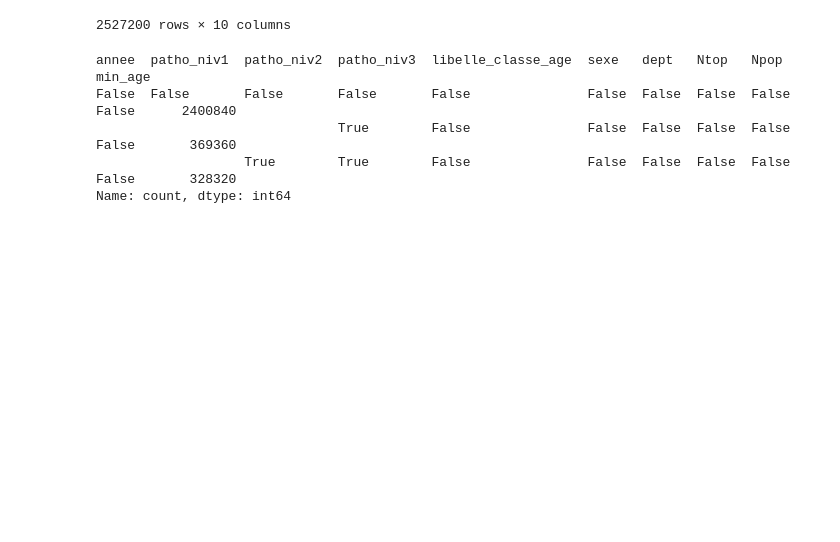
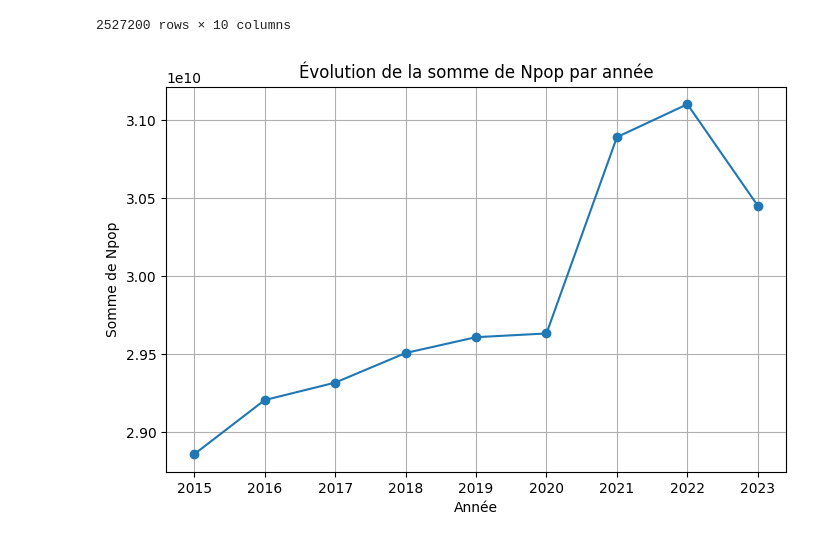
Before and after one commit to andrealoy/EDA-Ameli, a Jupyter notebook: eda_process.ipynb, the cells around one changed output. Cells and saved outputs as stored; diff of their text form; code cells hidden in the pictures; blank space fills up the shorter version.

Commit message:
ajout du graph n1

```diff
--- a/eda_process.ipynb
+++ b/eda_process.ipynb
@@ -194,11 +199,28 @@ df.dropna()
 | 5216398 | 2015 | Maladies psychiatriques | Troubles psychotiques | Troubles psychotiques | de 50 à 54 ans | 1 | 84 | 260.00 | 18240 | ... |
 | 5216399 | 2015 | Maladies psychiatriques | Troubles psychotiques | Troubles psychotiques | de 50 à 54 ans | 1 | 999 | 26800.00 | 2091600 | ... |
 2527200 rows × 10 columns
-# %%
-df[df["min_age"] > 0].isna().value_counts()
-# %% [output]
-annee  patho_niv1  patho_niv2  patho_niv3  libelle_classe_age  sexe   dept   Ntop   Npop   min_age
-False  False       False       False       False               False  False  False  False  False      2400840
-                               True        False               False  False  False  False  False       369360
-                   True        True        False               False  False  False  False  False       328320
-Name: count, dtype: int64
+# %%
+#Graph n°1 evolution of the mental health between 2015 - 2023
+def somme_npop_par_annee(df):
+    """
+    Calcule la somme de Npop pour chaque année
+    et retourne une série pandas.
+    """
+    return df.groupby("annee")["Npop"].sum()
+
+def tracer_evolution_npop(df):
+    """
+    Trace la courbe de l'évolution de la somme de Npop par année.
+    """
+    serie = somme_npop_par_annee(df)
+
+    plt.figure(figsize=(8,5))
+    plt.plot(serie.index, serie.values, marker='o')
+    plt.xlabel("Année")
+    plt.ylabel("Somme de Npop")
+    plt.title("Évolution de la somme de Npop par année")
+    plt.grid(True)
+    plt.show()
+tracer_evolution_npop(df)
+# %% [output]
+[figure, added]
```
Also changed, not shown: parts of 9 cells of this notebook.
